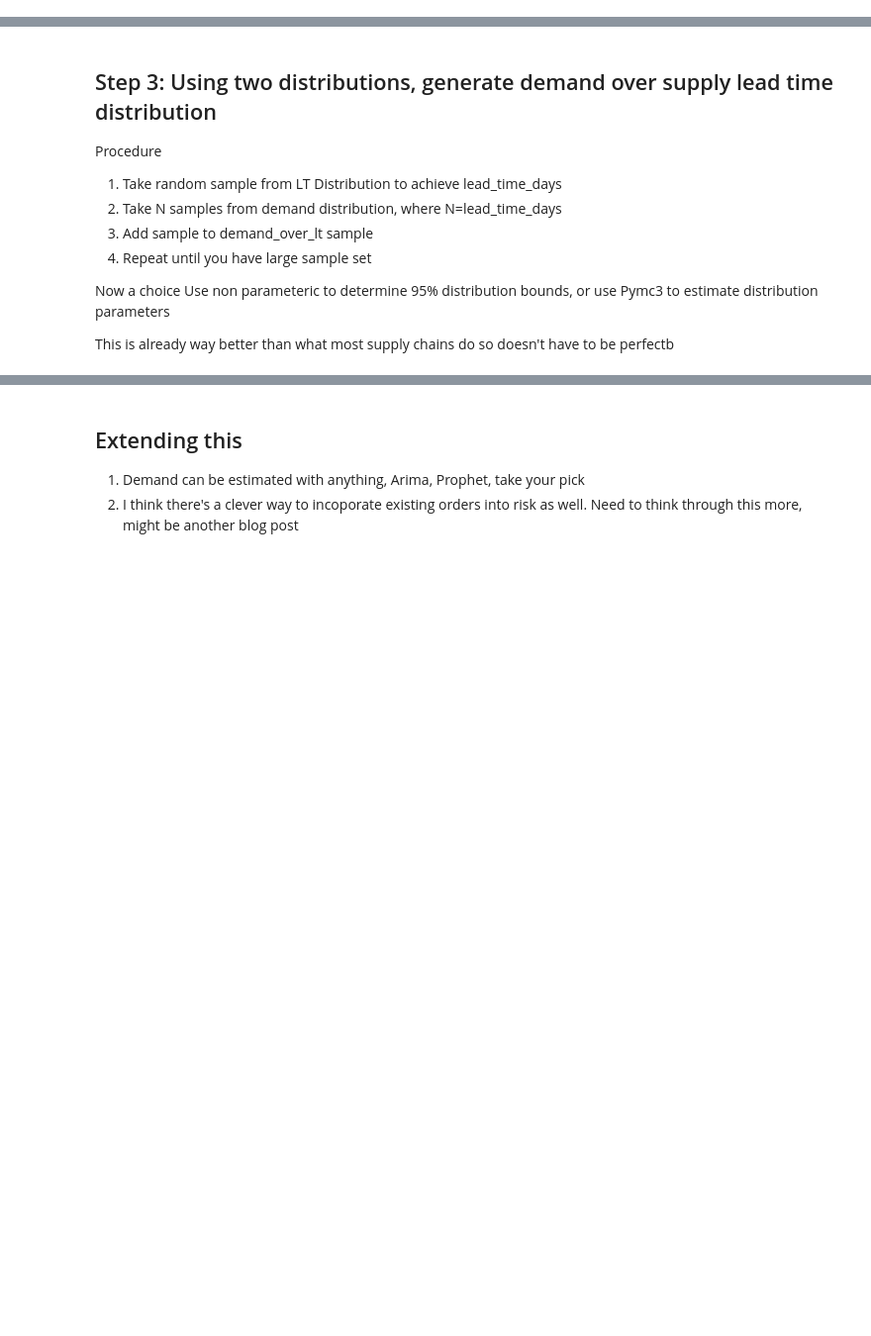
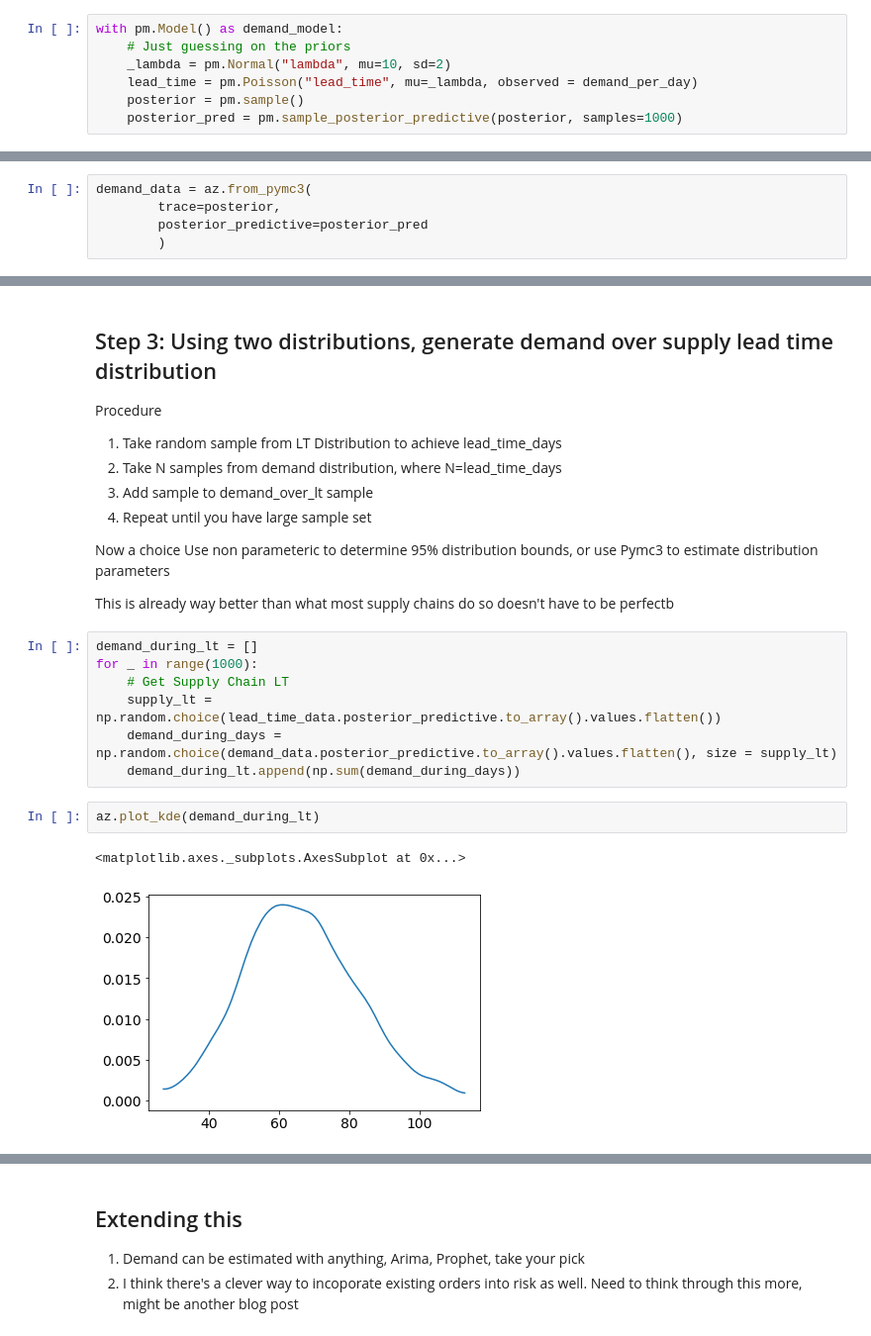
Before and after one commit to canyon289/ProbabilityResources, a Jupyter notebook: SupplyChainBlogPost.ipynb, the cells around one changed output, grey strips where cells are left out. Shown at 99% size. Cells and saved outputs as stored; diff of their text form; blank space fills up the shorter version.

Commit message:
Update supply chain example

```diff
--- a/SupplyChainBlogPost.ipynb
+++ b/SupplyChainBlogPost.ipynb
@@ -52,0 +62,7 @@ array([<matplotlib.axes._subplots.AxesSubplot object at 0x...>],
+# %%
+with pm.Model() as demand_model:
+    # Just guessing on the priors
+    _lambda = pm.Normal("lambda", mu=10, sd=2)
+    lead_time = pm.Poisson("lead_time", mu=_lambda, observed = demand_per_day)
+    posterior = pm.sample()
+    posterior_pred = pm.sample_posterior_predictive(posterior, samples=1000)
@@ -52,0 +74,5 @@ array([<matplotlib.axes._subplots.AxesSubplot object at 0x...>],
+# %%
+demand_data = az.from_pymc3(
+        trace=posterior,
+        posterior_predictive=posterior_pred
+        )
@@ -62,3 +98,15 @@ Now a choice
 Use non parameteric to determine 95% distribution bounds, or use Pymc3 to estimate distribution parameters
 
 This is already way better than what most supply chains do so doesn't have to be perfectb
+# %%
+demand_during_lt = []
+for _ in range(1000):
+    # Get Supply Chain LT
+    supply_lt = np.random.choice(lead_time_data.posterior_predictive.to_array().values.flatten())
+    demand_during_days = np.random.choice(demand_data.posterior_predictive.to_array().values.flatten(), size = supply_lt)
+    demand_during_lt.append(np.sum(demand_during_days))
+# %%
+az.plot_kde(demand_during_lt)
+# %% [output]
+<matplotlib.axes._subplots.AxesSubplot at 0x...>
+[figure, added]
```
Also changed, not shown: parts of 12 cells of this notebook.
